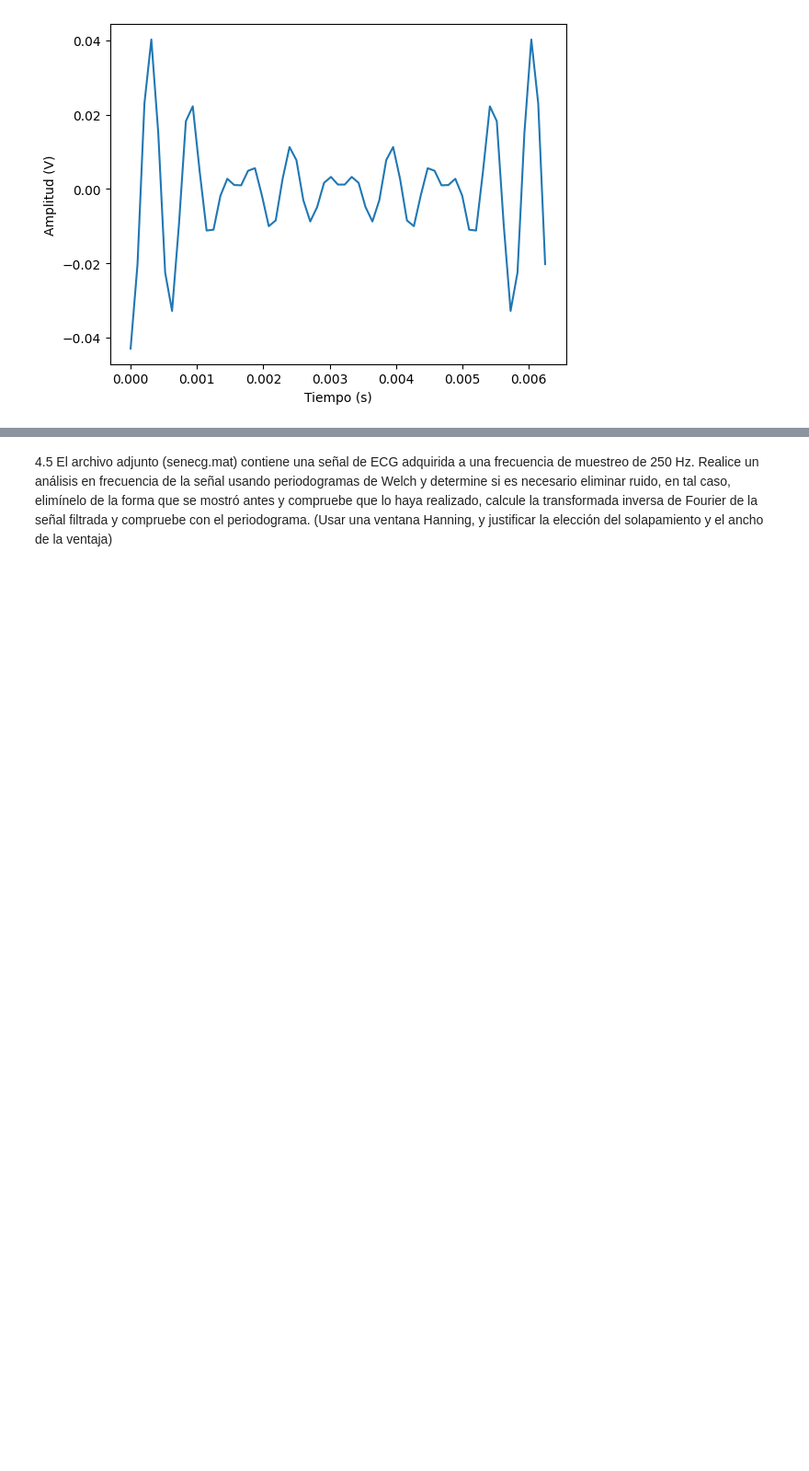
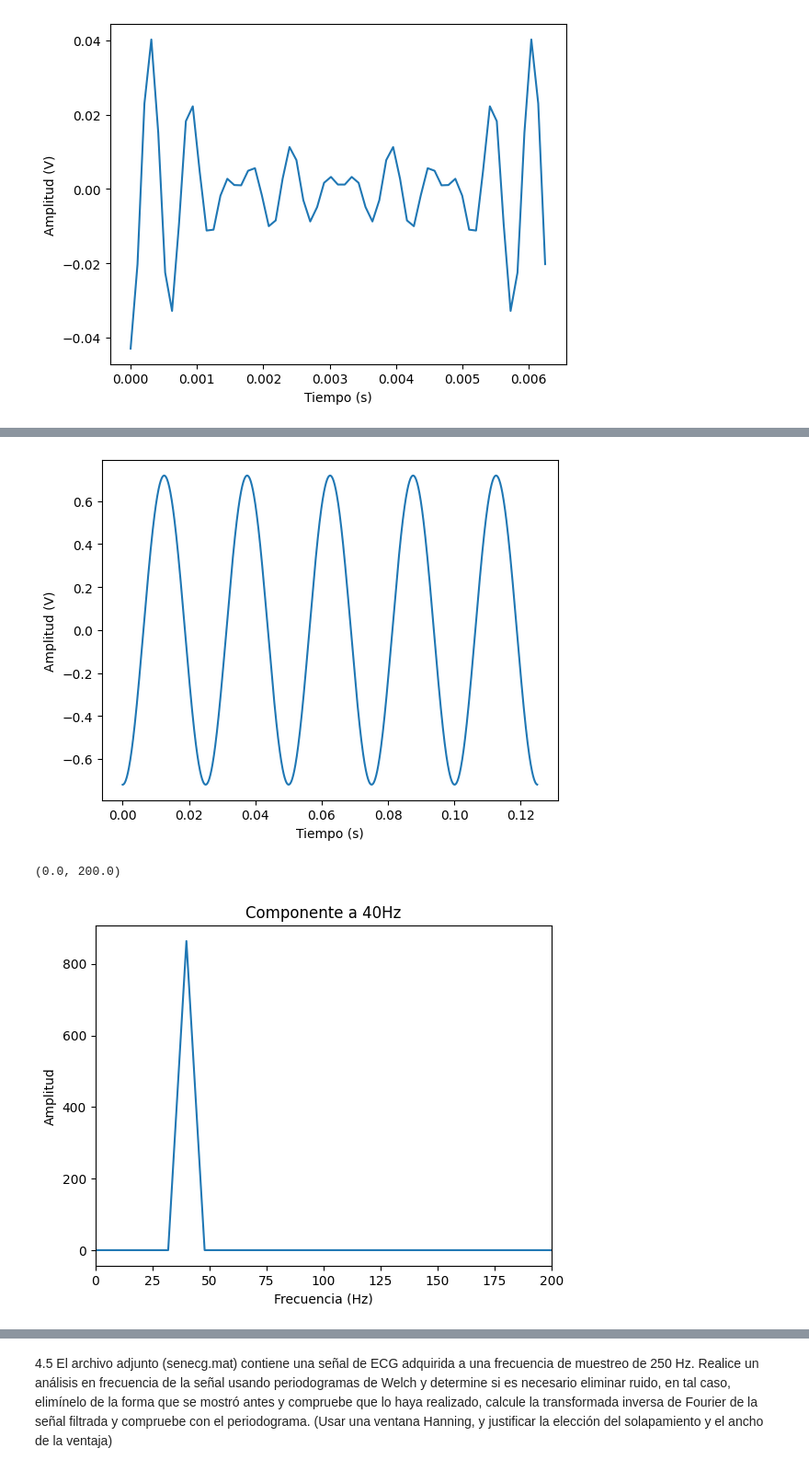
Before and after one commit to Arual1o/Lab_biosenales, a Jupyter notebook: Practica_5/P5_LauraVargas_IsabelaTrujillo.ipynb, the cells around one changed output, grey strips where cells are left out. Shown at 92% size. Cells and saved outputs as stored; diff of their text form; code cells hidden in the pictures; blank space fills up the shorter version.

```diff
--- a/Practica_5/P5_LauraVargas_IsabelaTrujillo.ipynb
+++ b/Practica_5/P5_LauraVargas_IsabelaTrujillo.ipynb
@@ -191,0 +205,37 @@ Inicialmente se puede decir que se esta aplicando un filtro debido a que se redu
+# %%
+# Filtro para extraer pico de 40 Hz
+F_mitad = np.fft.fft(x_20ciclos); # Aplica transformada de fourier a la señal x
+F_40 = np.zeros((len(F_mitad)));
+F_40[5] = F_mitad[5]; # Se esta seleccionando los valores de los índices de F1 (9 a 12) y se están copiando en F2
+xr = np.fft.ifft(F_40); # Aplica la inversa a la señal F2 para visualizarla en el dominio del tiempo
+
+Fs = 60*160 # Frecuencia de muestreo
+Ts = 1/Fs # Periodo de muestreo
+
+def tiempo(fs,archivo):
+    paso = 1/fs
+    fin = len(archivo)
+    dato=paso*fin
+    tiempo = np.arange(0,dato,paso)
+    return tiempo
+
+t = tiempo(Fs,xr)
+
+fig = plt.figure()
+ax = fig.add_subplot(111)
+ax.plot(t, np.real(xr))
+ax.set(xlabel='Tiempo (s)', ylabel='Amplitud (V)');
+plt.show()
+
+N = len(F_40)
+
+F = np.arange(0,N)*Fs/N
+plt.plot(F,abs(F_40))
+plt.ylabel('Amplitud')
+plt.xlabel('Frecuencia (Hz)')
+plt.title("Componente a 40Hz")
+plt.xlim([0, 200])  # rango para el eje X
+# %% [output]
+[figure, added]
+(0.0, 200.0)
+[figure, added]
```
Also changed, not shown: parts of 6 cells of this notebook, 1 other file.
